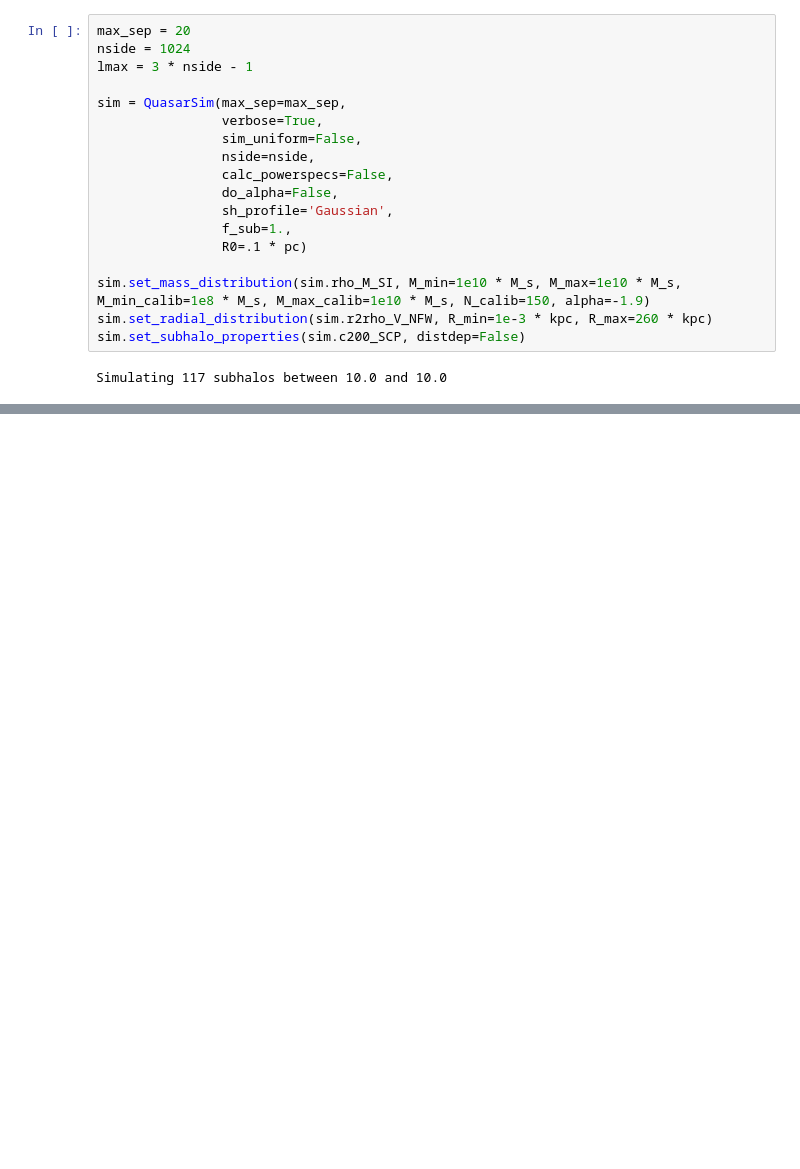
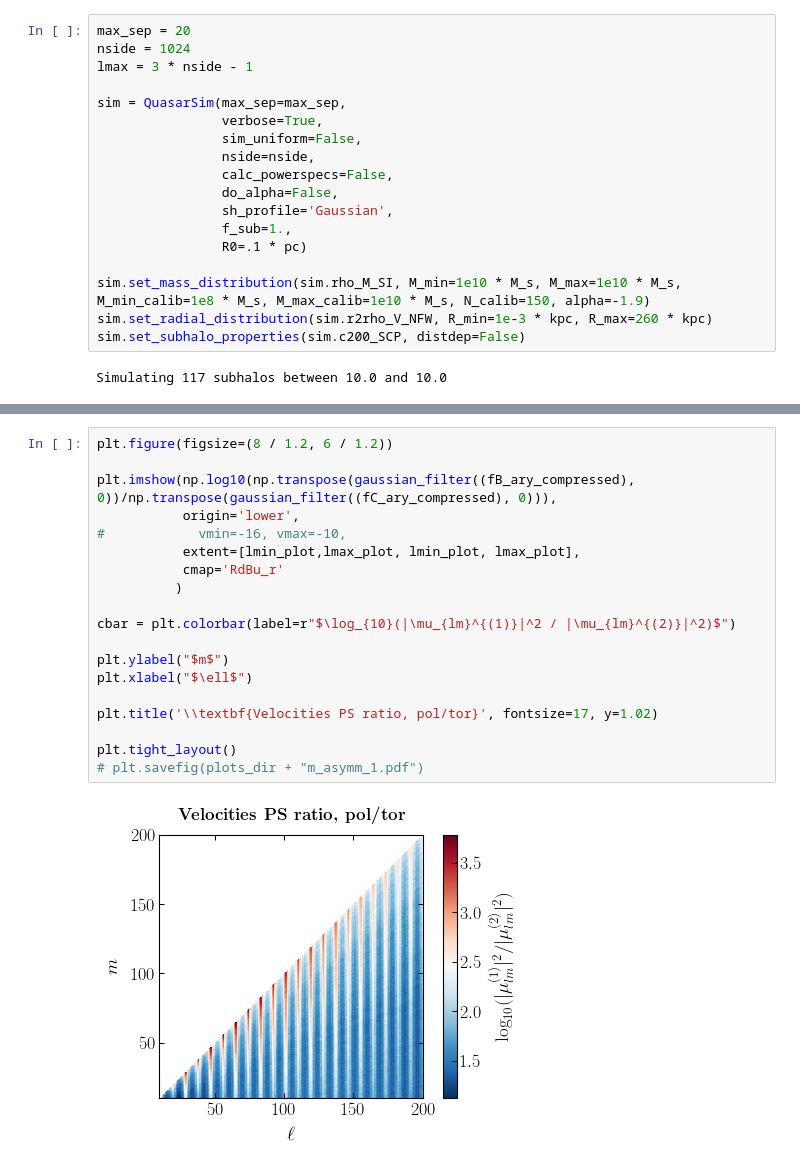
Before and after one commit to smsharma/astrometry-lensing-correlations, a Jupyter notebook: notebooks/01_simulations.ipynb, the cells around one changed output, grey strips where cells are left out. Drawn from its saved outputs; the diff is of its cells as text; blank space fills up the shorter version.

```diff
--- a/notebooks/01_simulations.ipynb
+++ b/notebooks/01_simulations.ipynb
@@ -194,0 +274,21 @@ plt.hist(sim.mu_qsrs, bins=np.linspace(0,0.000000001));
+# %%
+plt.figure(figsize=(8 / 1.2, 6 / 1.2))
+
+plt.imshow(np.log10(np.transpose(gaussian_filter((fB_ary_compressed), 0))/np.transpose(gaussian_filter((fC_ary_compressed), 0))),
+           origin='lower',
+#            vmin=-16, vmax=-10,
+           extent=[lmin_plot,lmax_plot, lmin_plot, lmax_plot],
+           cmap='RdBu_r'
+          )
+
+cbar = plt.colorbar(label=r"$\log_{10}(|\mu_{lm}^{(1)}|^2 / |\mu_{lm}^{(2)}|^2)$")
+
+plt.ylabel("$m$")
+plt.xlabel("$\ell$")
+
+plt.title('\\textbf{Velocities PS ratio, pol/tor}', fontsize=17, y=1.02)
+
+plt.tight_layout()
+# plt.savefig(plots_dir + "m_asymm_1.pdf")
+# %% [output]
+[figure, added]
```
Also changed, not shown: parts of 17 cells of this notebook, 2 other files.
